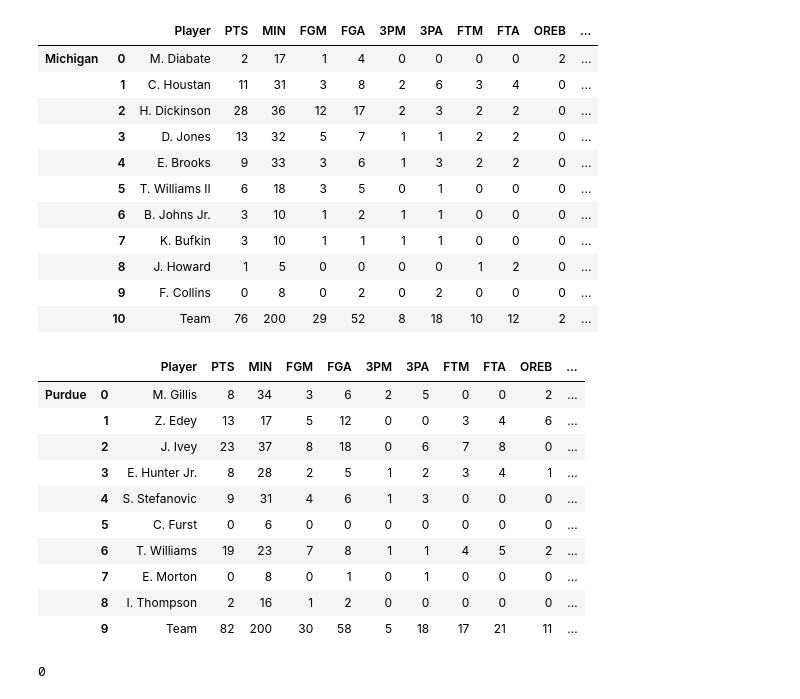
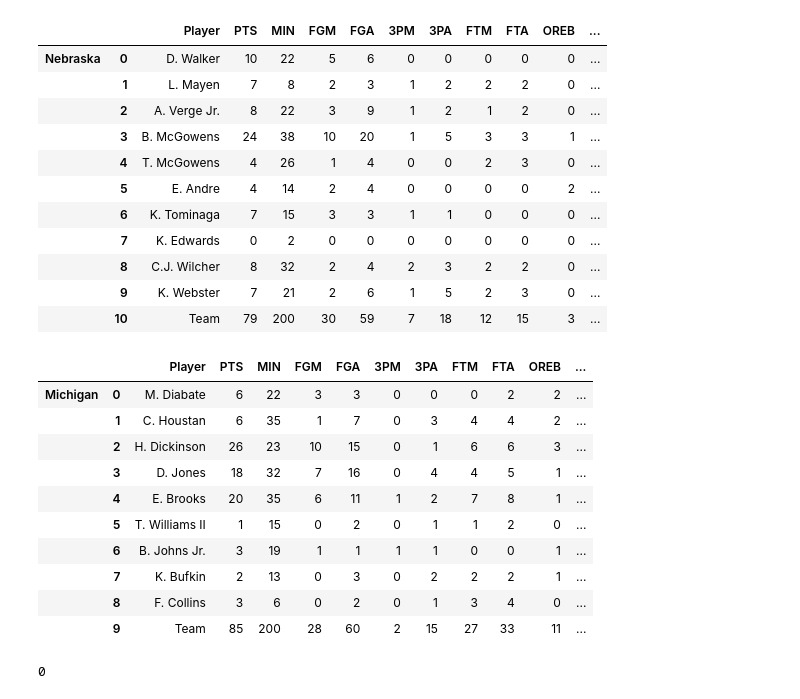
Before and after one commit to fmathews11/College_Basketball_Functions, a Jupyter notebook: Pulling_In_Boxscores.ipynb, the cells around one changed output. Saved outputs shown, nothing was run; the diff lists cells and outputs as text; code cells hidden in the pictures.

```diff
--- a/Pulling_In_Boxscores.ipynb
+++ b/Pulling_In_Boxscores.ipynb
@@ -159,31 +161,31 @@ def get_agg_boxscore(game_id,disp = True):
 
     return final_df.astype(type_dict)
 # %%
-get_boxscores(401364421,disp = True)
+get_boxscores(401364415,disp = True)
 # %% [output]
 |  |  | Player | PTS | MIN | FGM | FGA | 3PM | 3PA | FTM | FTA | OREB | ... |
-| Michigan | 0 | M. Diabate | 2 | 17 | 1 | 4 | 0 | 0 | 0 | 0 | 2 | ... |
-|  | 1 | C. Houstan | 11 | 31 | 3 | 8 | 2 | 6 | 3 | 4 | 0 | ... |
-|  | 2 | H. Dickinson | 28 | 36 | 12 | 17 | 2 | 3 | 2 | 2 | 0 | ... |
-|  | 3 | D. Jones | 13 | 32 | 5 | 7 | 1 | 1 | 2 | 2 | 0 | ... |
-|  | 4 | E. Brooks | 9 | 33 | 3 | 6 | 1 | 3 | 2 | 2 | 0 | ... |
-|  | 5 | T. Williams II | 6 | 18 | 3 | 5 | 0 | 1 | 0 | 0 | 0 | ... |
-|  | 6 | B. Johns Jr. | 3 | 10 | 1 | 2 | 1 | 1 | 0 | 0 | 0 | ... |
-|  | 7 | K. Bufkin | 3 | 10 | 1 | 1 | 1 | 1 | 0 | 0 | 0 | ... |
-|  | 8 | J. Howard | 1 | 5 | 0 | 0 | 0 | 0 | 1 | 2 | 0 | ... |
-|  | 9 | F. Collins | 0 | 8 | 0 | 2 | 0 | 2 | 0 | 0 | 0 | ... |
-|  | 10 | Team | 76 | 200 | 29 | 52 | 8 | 18 | 10 | 12 | 2 | ... |
+| Nebraska | 0 | D. Walker | 10 | 22 | 5 | 6 | 0 | 0 | 0 | 0 | 0 | ... |
+|  | 1 | L. Mayen | 7 | 8 | 2 | 3 | 1 | 2 | 2 | 2 | 0 | ... |
+|  | 2 | A. Verge Jr. | 8 | 22 | 3 | 9 | 1 | 2 | 1 | 2 | 0 | ... |
+|  | 3 | B. McGowens | 24 | 38 | 10 | 20 | 1 | 5 | 3 | 3 | 1 | ... |
+|  | 4 | T. McGowens | 4 | 26 | 1 | 4 | 0 | 0 | 2 | 3 | 0 | ... |
+|  | 5 | E. Andre | 4 | 14 | 2 | 4 | 0 | 0 | 0 | 0 | 2 | ... |
+|  | 6 | K. Tominaga | 7 | 15 | 3 | 3 | 1 | 1 | 0 | 0 | 0 | ... |
+|  | 7 | K. Edwards | 0 | 2 | 0 | 0 | 0 | 0 | 0 | 0 | 0 | ... |
+|  | 8 | C.J. Wilcher | 8 | 32 | 2 | 4 | 2 | 3 | 2 | 2 | 0 | ... |
+|  | 9 | K. Webster | 7 | 21 | 2 | 6 | 1 | 5 | 2 | 3 | 0 | ... |
+|  | 10 | Team | 79 | 200 | 30 | 59 | 7 | 18 | 12 | 15 | 3 | ... |
 |  |  | Player | PTS | MIN | FGM | FGA | 3PM | 3PA | FTM | FTA | OREB | ... |
-| Purdue | 0 | M. Gillis | 8 | 34 | 3 | 6 | 2 | 5 | 0 | 0 | 2 | ... |
-|  | 1 | Z. Edey | 13 | 17 | 5 | 12 | 0 | 0 | 3 | 4 | 6 | ... |
-|  | 2 | J. Ivey | 23 | 37 | 8 | 18 | 0 | 6 | 7 | 8 | 0 | ... |
-|  | 3 | E. Hunter Jr. | 8 | 28 | 2 | 5 | 1 | 2 | 3 | 4 | 1 | ... |
-|  | 4 | S. Stefanovic | 9 | 31 | 4 | 6 | 1 | 3 | 0 | 0 | 0 | ... |
-|  | 5 | C. Furst | 0 | 6 | 0 | 0 | 0 | 0 | 0 | 0 | 0 | ... |
-|  | 6 | T. Williams | 19 | 23 | 7 | 8 | 1 | 1 | 4 | 5 | 2 | ... |
-|  | 7 | E. Morton | 0 | 8 | 0 | 1 | 0 | 1 | 0 | 0 | 0 | ... |
-|  | 8 | I. Thompson | 2 | 16 | 1 | 2 | 0 | 0 | 0 | 0 | 0 | ... |
-|  | 9 | Team | 82 | 200 | 30 | 58 | 5 | 18 | 17 | 21 | 11 | ... |
+| Michigan | 0 | M. Diabate | 6 | 22 | 3 | 3 | 0 | 0 | 0 | 2 | 2 | ... |
+|  | 1 | C. Houstan | 6 | 35 | 1 | 7 | 0 | 3 | 4 | 4 | 2 | ... |
+|  | 2 | H. Dickinson | 26 | 23 | 10 | 15 | 0 | 1 | 6 | 6 | 3 | ... |
+|  | 3 | D. Jones | 18 | 32 | 7 | 16 | 0 | 4 | 4 | 5 | 1 | ... |
+|  | 4 | E. Brooks | 20 | 35 | 6 | 11 | 1 | 2 | 7 | 8 | 1 | ... |
+|  | 5 | T. Williams II | 1 | 15 | 0 | 2 | 0 | 1 | 1 | 2 | 0 | ... |
+|  | 6 | B. Johns Jr. | 3 | 19 | 1 | 1 | 1 | 1 | 0 | 0 | 1 | ... |
+|  | 7 | K. Bufkin | 2 | 13 | 0 | 3 | 0 | 2 | 2 | 2 | 1 | ... |
+|  | 8 | F. Collins | 3 | 6 | 0 | 2 | 0 | 1 | 3 | 4 | 0 | ... |
+|  | 9 | Team | 85 | 200 | 28 | 60 | 2 | 15 | 27 | 33 | 11 | ... |
 # %%
 test_df = None
 # %%
```
Also changed, not shown: parts of 4 cells of this notebook.
